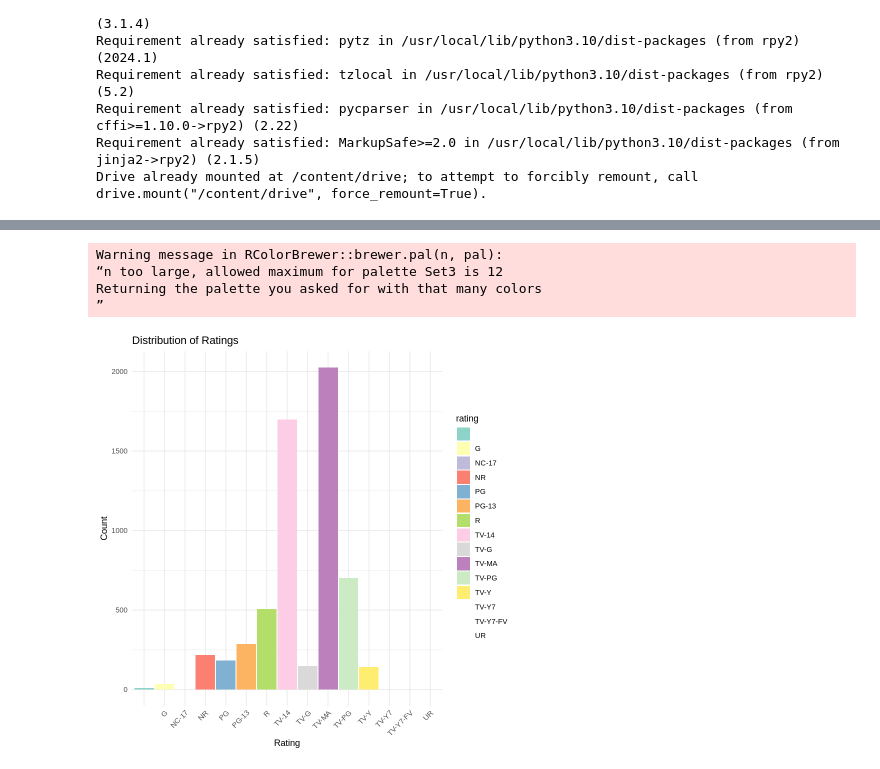
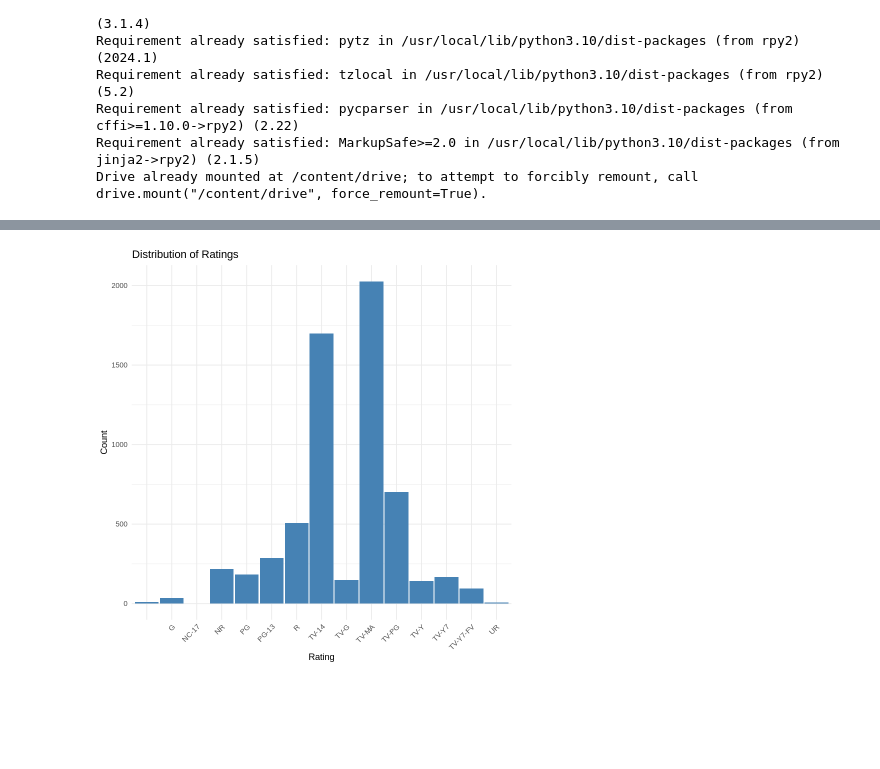
Before and after one commit to tonybanjo2001/Module-assignment-4, a Jupyter notebook: Assignment_Module_4_Netflix_Data_Visualisation.ipynb, the cells around one changed output, grey strips where cells are left out. Saved outputs shown, nothing was run; the diff lists cells and outputs as text; code cells hidden in the pictures; blank space fills up the shorter version.

```diff
--- a/Assignment_Module_4_Netflix_Data_Visualisation.ipynb
+++ b/Assignment_Module_4_Netflix_Data_Visualisation.ipynb
@@ -374,24 +380,19 @@ Drive already mounted at /content/drive; to attempt to forcibly remount, call dr
 # %%
 # I needed to read back the data saved; rather than using a copy data method
 netflix_data <- read.csv('/content/netflix_data.csv')
 
 # I had to search online to ensure the necessary libraries needed for the R chart is added
 library(ggplot2)
 library(dplyr)
 
 # Convert columns to appropriate data types and creating the plot
 netflix_data$rating <- as.factor(netflix_data$rating)
 ggplot(netflix_data, aes(x = rating)) +
-  geom_bar(aes(fill = rating), width = 0.95) +  # Adjust the width to make the bars bolder
+  geom_bar(fill = "steelblue", width = 0.95) +
   theme_minimal() +
   labs(title = 'Distribution of Ratings',
        x = 'Rating',
        y = 'Count') +
-  theme(axis.text.x = element_text(angle = 45, hjust = 1)) +
-  scale_fill_brewer(palette = "Set3")
+  theme(axis.text.x = element_text(angle = 45, hjust = 1))
 # %% [output]
-Warning message in RColorBrewer::brewer.pal(n, pal):
-“n too large, allowed maximum for palette Set3 is 12
-Returning the palette you asked for with that many colors
-”
-[figure, old version]
+[figure, new version]
```
Also changed, not shown: parts of 3 cells of this notebook.
